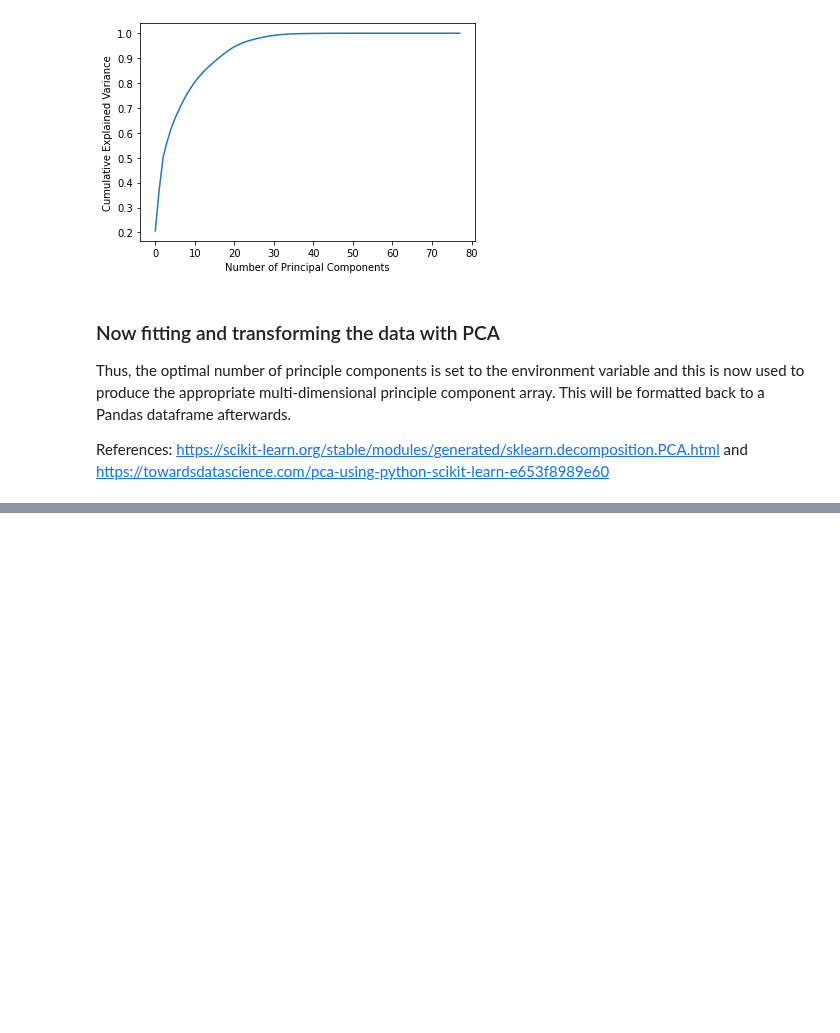
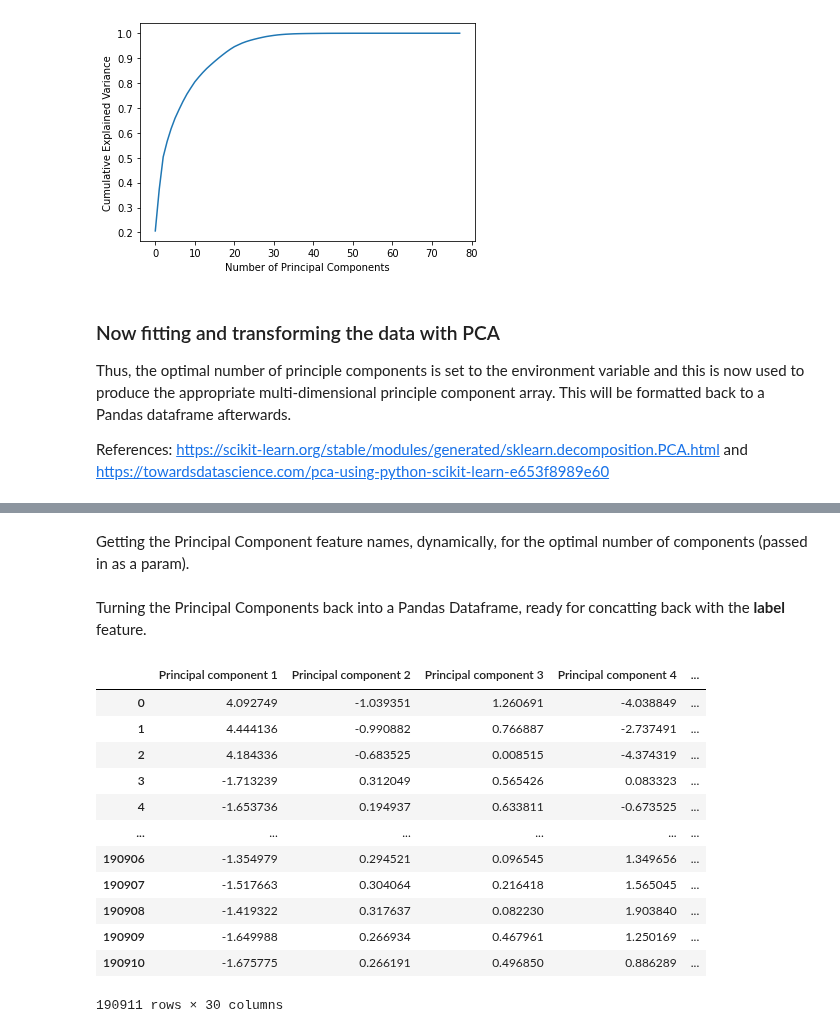
Before and after one commit to ISorokos/SafeML, a Jupyter notebook: Implementation_in_Python/CICIDS2017_Security_Data/Security_CICIDS2017_v1.ipynb, the cells around one changed output, grey strips where cells are left out. Saved outputs shown, nothing was run; the diff lists cells and outputs as text; code cells hidden in the pictures; blank space fills up the shorter version.

Commit message:
Data preparation finished, pca components and lb transformed label features all in a pandas dataframe, ready for train_test splitting

```diff
--- a/Implementation_in_Python/CICIDS2017_Security_Data/Security_CICIDS2017_v1.ipynb
+++ b/Implementation_in_Python/CICIDS2017_Security_Data/Security_CICIDS2017_v1.ipynb
@@ -41,3 +44,9 @@ def clean_dataset(df):
+# %%
+def get_PCA_feature_names(num_of_pca_components):
+    feature_names = []
+    for i in range(num_of_pca_components):
+        feature_names.append(f"Principal component {i+1}")
+    return feature_names
 # %% [markdown]
 ### Useful environment variables
 # %%
@@ -286,0 +296,24 @@ array([[ 4.09274929e+00, -1.03935146e+00,  1.26069052e+00, ...,
+# %% [markdown]
+Getting the Principal Component feature names, dynamically, for the optimal number of components (passed in as a param).
+# %%
+# See Methods at the top of the notebook
+principal_component_headings = get_PCA_feature_names(dimensions_num_for_PCA)
+# %% [markdown]
+Turning the Principal Components back into a Pandas Dataframe, ready for concatting back with the **label** feature.
+# %%
+df_pc = pd.DataFrame(data = principal_components, columns = principal_component_headings)
+df_pc
+# %% [output]
+|  | Principal component 1 | Principal component 2 | Principal component 3 | Principal component 4 | ... |
+| 0 | 4.092749 | -1.039351 | 1.260691 | -4.038849 | ... |
+| 1 | 4.444136 | -0.990882 | 0.766887 | -2.737491 | ... |
+| 2 | 4.184336 | -0.683525 | 0.008515 | -4.374319 | ... |
+| 3 | -1.713239 | 0.312049 | 0.565426 | 0.083323 | ... |
+| 4 | -1.653736 | 0.194937 | 0.633811 | -0.673525 | ... |
+| ... | ... | ... | ... | ... | ... |
+| 190906 | -1.354979 | 0.294521 | 0.096545 | 1.349656 | ... |
+| 190907 | -1.517663 | 0.304064 | 0.216418 | 1.565045 | ... |
+| 190908 | -1.419322 | 0.317637 | 0.082230 | 1.903840 | ... |
+| 190909 | -1.649988 | 0.266934 | 0.467961 | 1.250169 | ... |
+| 190910 | -1.675775 | 0.266191 | 0.496850 | 0.886289 | ... |
+190911 rows × 30 columns
```
Also changed, not shown: parts of 11 cells of this notebook.
